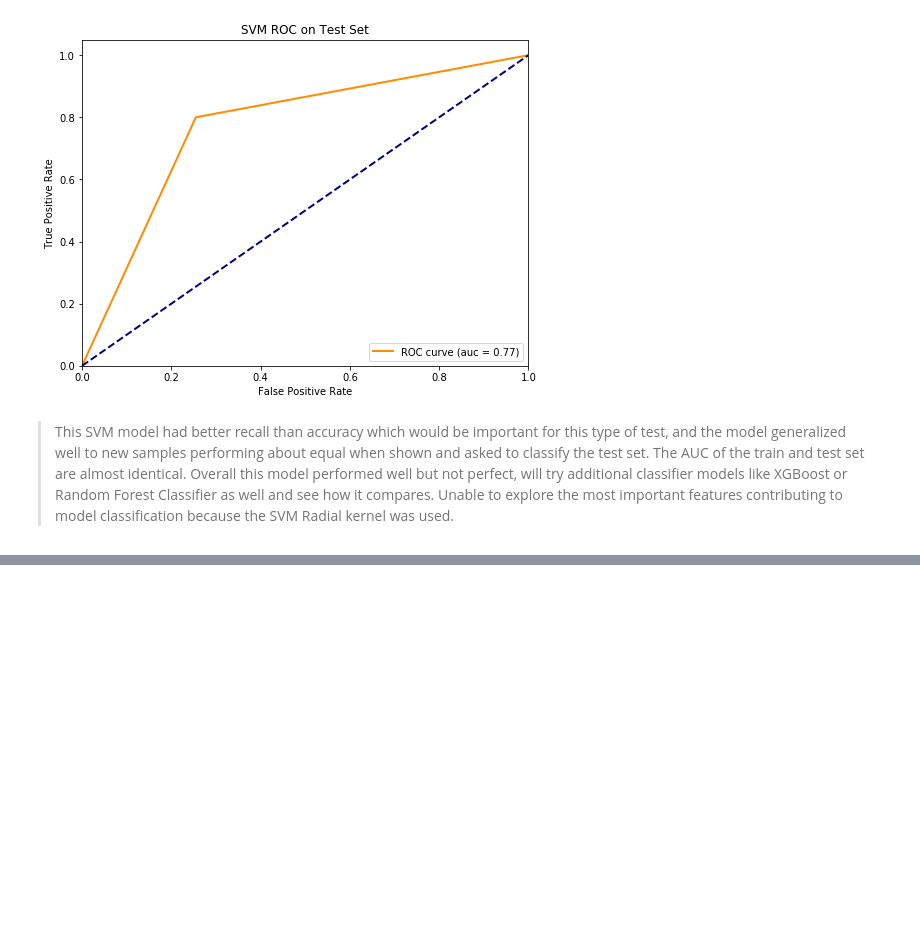
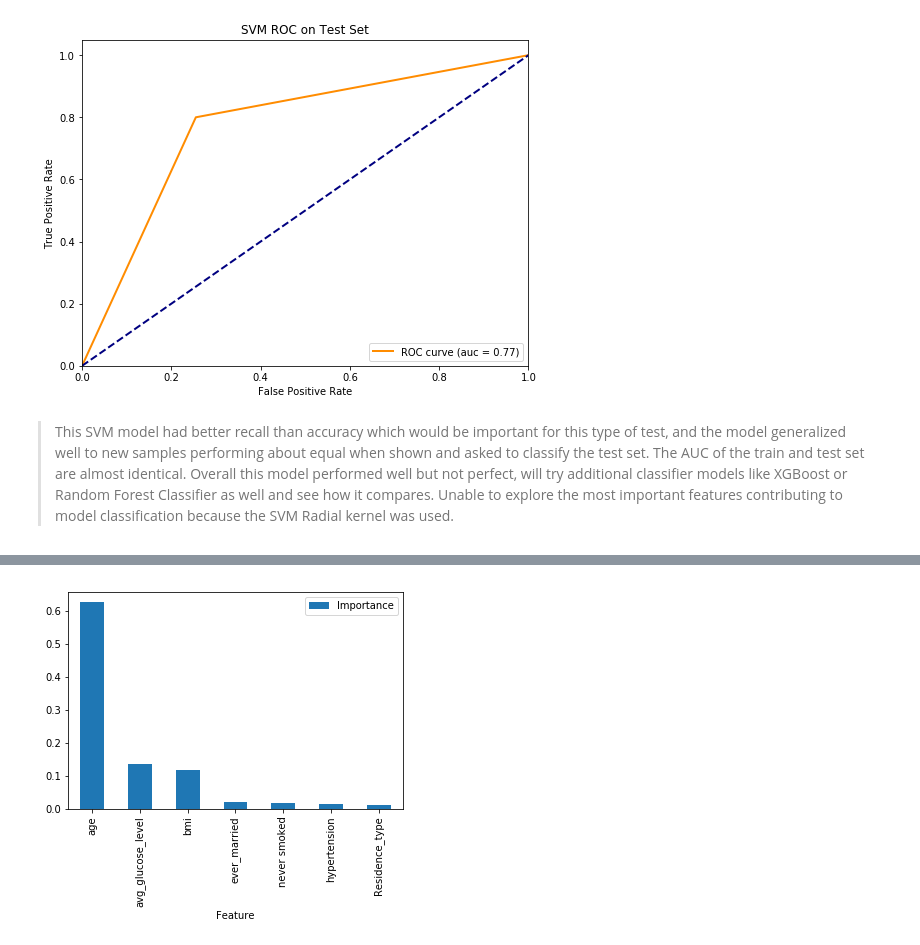
Before and after one commit to agaujean9/Stroke-Classification-Project, a Jupyter notebook: Stroke_Classification.ipynb, the cells around one changed output, grey strips where cells are left out. Cells and saved outputs as stored; diff of their text form; code cells hidden in the pictures; blank space fills up the shorter version.

```diff
--- a/Stroke_Classification.ipynb
+++ b/Stroke_Classification.ipynb
@@ -315,0 +391,11 @@ plot_roc_auc(fpr_test,tpr_test,auc,title='SVM ROC on Test Set')
+# %%
+#Take a look at the most importance features for predicting stroke and plot them on a bar graph
+def plot_feature_importance(x_train,model):
+    feature_importance_df = pd.DataFrame({'Feature':x_train.columns,'Importance':model.feature_importances_})
+    feature_importance_df.sort_values(by='Importance',ascending=False,inplace=True)
+    feature_importance_df.set_index('Feature',inplace=True)
+    top_feat_importance = feature_importance_df[0:7]
+    top_feat_importance.plot.bar()
+plot_feature_importance(x_train,rfc_model)
+# %% [output]
+[figure, added]
```
Also changed, not shown: parts of 19 cells of this notebook.
